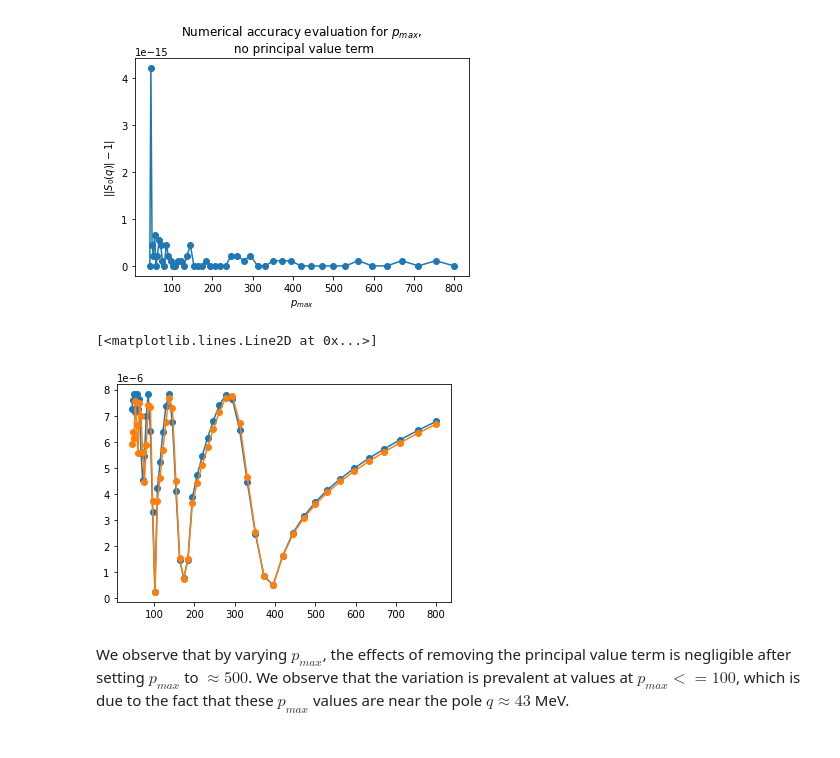
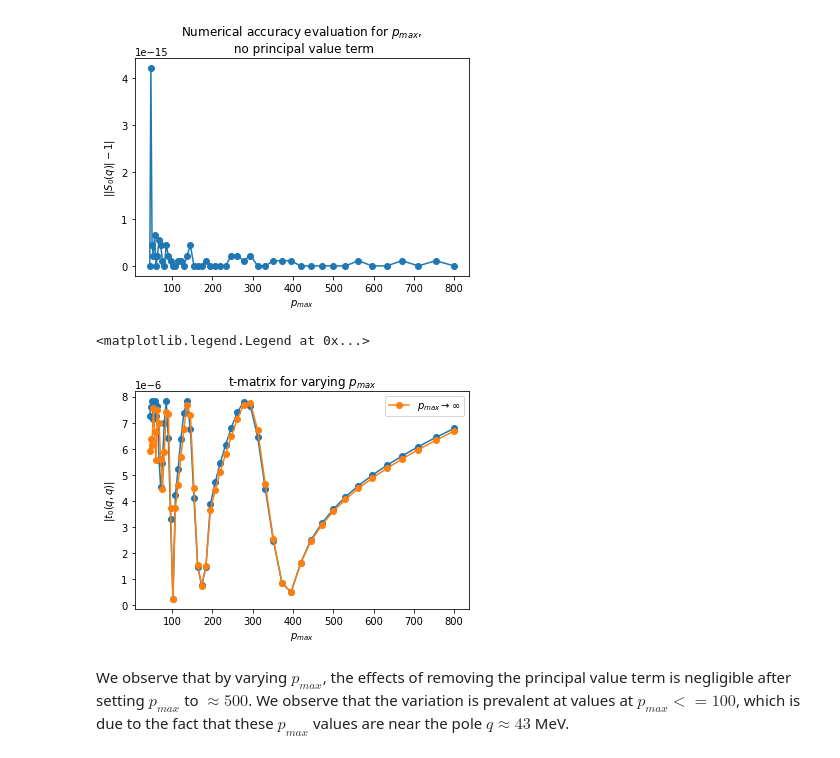
Before and after one commit to kwat0308/CompPhysWS2122, a Jupyter notebook: assignment7/CompPhys_Ex7.ipynb, the cells around one changed output. Cells and saved outputs as stored; diff of their text form; code cells hidden in the pictures.

Commit message:
Updated plot labels with one plot on HW7

```diff
--- a/assignment7/CompPhys_Ex7.ipynb
+++ b/assignment7/CompPhys_Ex7.ipynb
@@ -329,10 +329,14 @@ print(pmax_arr[min_idx])
 # %%
 # it would be better if we plot them together
 plt.plot(pmax_arr, np.abs(tkj_nopval_arr), marker="o")
-plt.plot(pmax_arr, np.abs(tkj_pmax_arr), marker="o")
+plt.plot(pmax_arr, np.abs(tkj_pmax_arr), marker="o", label=r"$p_{{max}} \rightarrow \infty$")
+plt.xlabel("$p_{{max}}$")
+plt.ylabel("$|t_0(q, q)|$")
+plt.title("t-matrix for varying $p_{{max}}$")
+plt.legend()
 # %% [output]
-[<matplotlib.lines.Line2D at 0x...>]
+<matplotlib.legend.Legend at 0x...>
-[figure, old version]
+[figure, new version]
 # %% [markdown]
 We observe that by varying $p_{max}$, the effects of removing the principal value term is negligible after setting $p_{max}$ to $\approx 500$. We observe that the variation is prevalent at values at $p_{max} <= 100$, which is due to the fact that these $p_{max}$ values are near the pole $q \approx 43$ MeV.
 # %% [markdown]
```
Also changed, not shown: 2 other files.
